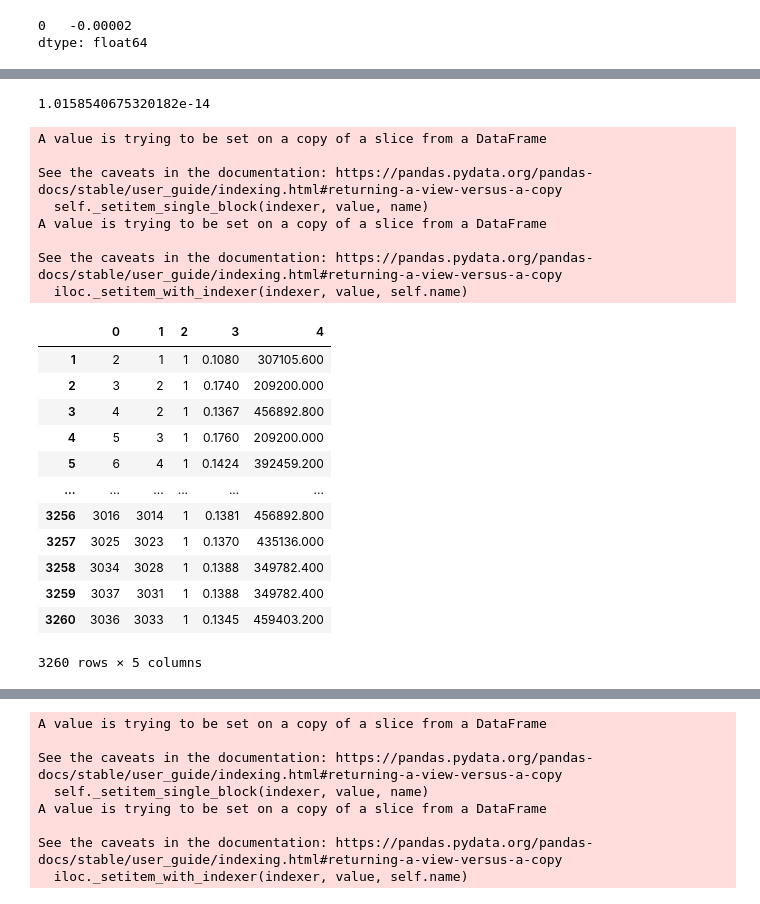
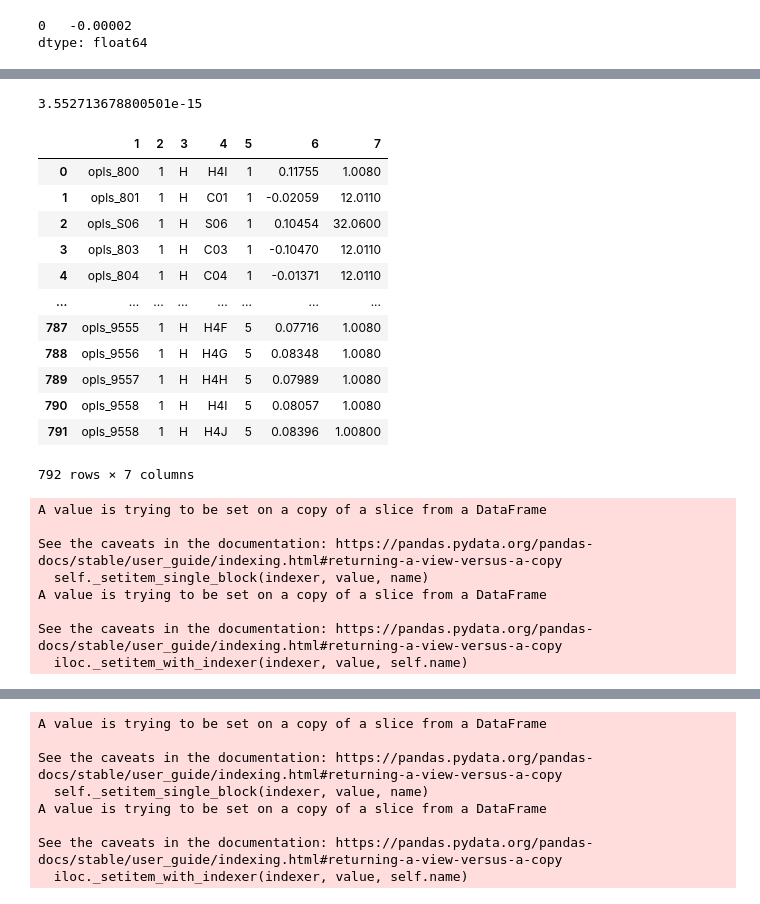
Before and after one commit to chamikaradk/Polymer-include-topology-ITP-file-generator-for-GROMACS-simulations, a Jupyter notebook: ITP_Gen_V7-Periodic.ipynb, the cells around one changed output, grey strips where cells are left out. Saved outputs shown, nothing was run; the diff lists cells and outputs as text; code cells hidden in the pictures.

```diff
--- a/ITP_Gen_V7-Periodic.ipynb
+++ b/ITP_Gen_V7-Periodic.ipynb
@@ -207,11 +207,29 @@ zerocharge_allatoms_dir.iloc[1:-1,5] = (allatoms_dir.iloc[1:-1,5]).round(5) - (a
 zerocharge_allatoms_dir.iloc[1:-1,5].sum()
 #zerocharge_allatoms_dir.iloc[1:-1,5] = (zerocharge_allatoms_dir.iloc[1:-1,5] - zerocharge_allatoms_dir.iloc[1:-1,5].sum()/(C.shape[0]*10)).round(5)
 zerocharge_allatoms_dir2 = zerocharge_allatoms_dir.copy()
-zerocharge_allatoms_dir.iloc[1:-1,5] = zerocharge_allatoms_dir.iloc[1:-1,5] - zerocharge_allatoms_dir2.iloc[1:-1,5].sum()/(C.shape[0]*repeats)
-zerocharge_allatoms_dir.index = range(1,(allatoms_dir.shape[0])+1 )
-zerocharge_allatoms_dir.iloc[1:-1,5].sum()
+zerocharge_allatoms_dir2.iloc[1:-1,5] = zerocharge_allatoms_dir.iloc[1:-1,5] - zerocharge_allatoms_dir2.iloc[1:-1,5].sum()/(C.shape[0]*repeats)
+zerocharge_allatoms_dir2.index = range(0,(allatoms_dir.shape[0]))
+#zerocharge_allatoms_dir.iloc[1:-1,5].sum()
-# %% [output]
-1.0158540675320182e-14
+# %%
+zerocharge_allatoms_dir2.iloc[1:-1,5].sum()
+# %% [output]
+3.552713678800501e-15
+# %%
+zerocharge_allatoms_dir2
+# %% [output]
+|  | 1 | 2 | 3 | 4 | 5 | 6 | 7 |
+| 0 | opls_800 | 1 | H | H4I | 1 | 0.11755 | 1.0080 |
+| 1 | opls_801 | 1 | H | C01 | 1 | -0.02059 | 12.0110 |
+| 2 | opls_S06 | 1 | H | S06 | 1 | 0.10454 | 32.0600 |
+| 3 | opls_803 | 1 | H | C03 | 1 | -0.10470 | 12.0110 |
+| 4 | opls_804 | 1 | H | C04 | 1 | -0.01371 | 12.0110 |
+| ... | ... | ... | ... | ... | ... | ... | ... |
+| 787 | opls_9555 | 1 | H | H4F | 5 | 0.07716 | 1.0080 |
+| 788 | opls_9556 | 1 | H | H4G | 5 | 0.08348 | 1.0080 |
+| 789 | opls_9557 | 1 | H | H4H | 5 | 0.07989 | 1.0080 |
+| 790 | opls_9558 | 1 | H | H4I | 5 | 0.08057 | 1.0080 |
+| 791 | opls_9558 | 1 | H | H4J | 5 | 0.08396 | 1.00800 |
+792 rows × 7 columns
 # %%
 #2. Bonds directive
 
@@ -230,19 +248,12 @@ bondsdirective_df = pd.DataFrame(bondsdirective[1:-1])
 monomerbonds_df = bondsdirective_df[((bondsdirective_df.iloc[:,0]) != (str(Z))) & ((bondsdirective_df.iloc[:,1]) != (str(Z)))]
 nonmerbonds_df = monomerbonds_df[((monomerbonds_df.iloc[:,0]) != (str(Z))) & ((monomerbonds_df.iloc[:,1]) != (str(A)))]
 #stitch bondsdirective_df with nonmerbonds * repeats
-
 polymerbonds = monomerbonds_df.copy()
-
 for i in range(1, repeats):
     nonmerbonds_df.iloc[:,:2] = nonmerbonds_df.iloc[:,:2].astype(int)+ 158*i
     polymerbonds = pd.concat([polymerbonds, nonmerbonds_df ])
     nonmerbonds_df = monomerbonds_df[((monomerbonds_df.iloc[:,0]) != (str(Z))) & ((monomerbonds_df.iloc[:,1]) != (str(A)))]
 polymerbonds.index = range(1, polymerbonds.shape[0]+1)
-polymerbonds2 = polymerbonds.copy()
-polymerbonds2 = polymerbonds[(polymerbonds[0] != 0)&(polymerbonds[1] != 0)] #remove lines with atom indexing 0
-polymerbonds2 = polymerbonds[(polymerbonds[0] != (158*repeats+1))&(polymerbonds[1] != (158*repeats+1))] #remove lines with atom indexing 0
-polymerbonds2.index = range(1, polymerbonds2.shape[0]+1)
-polymerbonds2
 # %% [output]
 A value is trying to be set on a copy of a slice from a DataFrame
 
@@ -252,16 +263,3 @@ A value is trying to be set on a copy of a slice from a DataFrame
 
 See the caveats in the documentation: https://pandas.pydata.org/pandas-docs/stable/user_guide/indexing.html#returning-a-view-versus-a-copy
   iloc._setitem_with_indexer(indexer, value, self.name)
-|  | 0 | 1 | 2 | 3 | 4 |
-| 1 | 2 | 1 | 1 | 0.1080 | 307105.600 |
-| 2 | 3 | 2 | 1 | 0.1740 | 209200.000 |
-| 3 | 4 | 2 | 1 | 0.1367 | 456892.800 |
-| 4 | 5 | 3 | 1 | 0.1760 | 209200.000 |
-| 5 | 6 | 4 | 1 | 0.1424 | 392459.200 |
-| ... | ... | ... | ... | ... | ... |
-| 3256 | 3016 | 3014 | 1 | 0.1381 | 456892.800 |
-| 3257 | 3025 | 3023 | 1 | 0.1370 | 435136.000 |
-| 3258 | 3034 | 3028 | 1 | 0.1388 | 349782.400 |
-| 3259 | 3037 | 3031 | 1 | 0.1388 | 349782.400 |
-| 3260 | 3036 | 3033 | 1 | 0.1345 | 459403.200 |
-3260 rows × 5 columns
```
Also changed, not shown: parts of 11 cells of this notebook.
